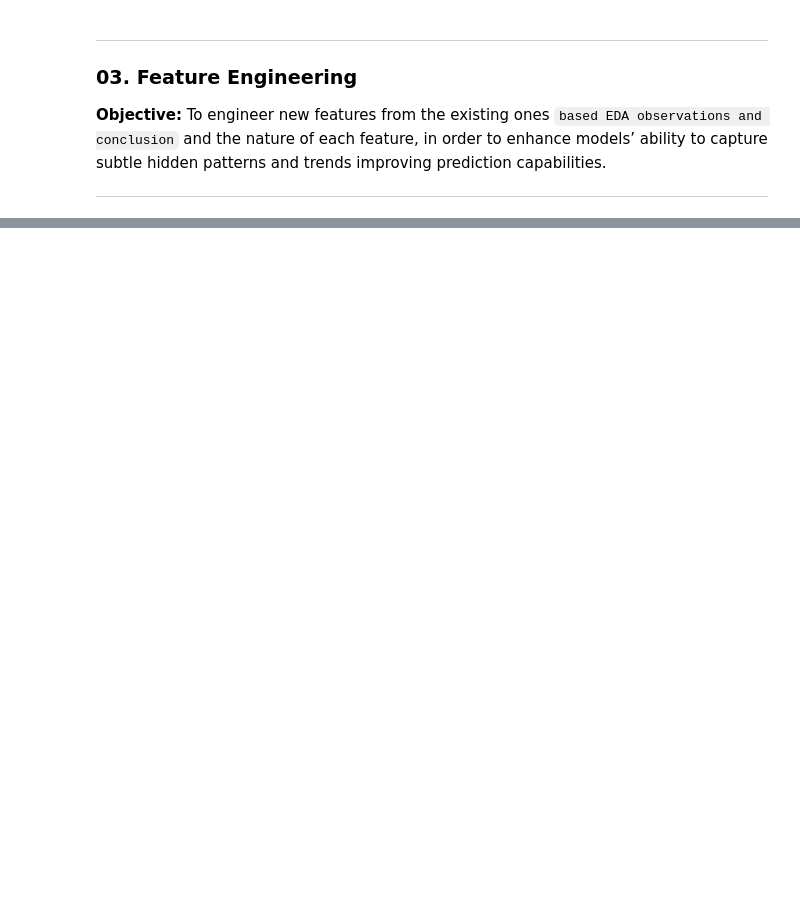
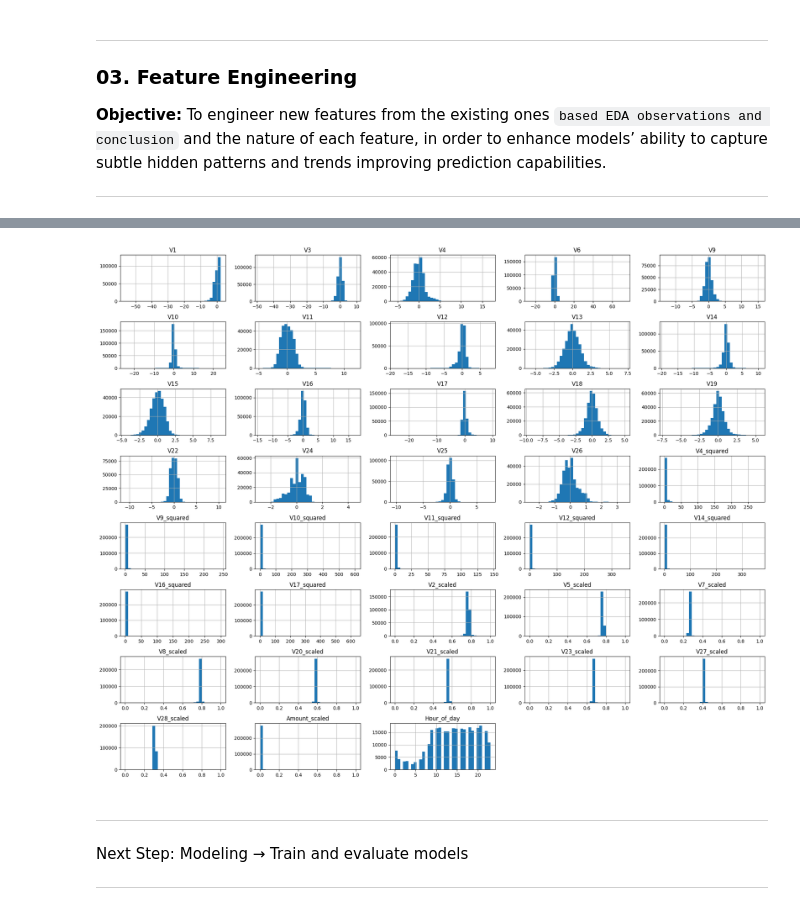
Before and after one commit to muhannad-imam/fraud-risk-modeling, a Jupyter notebook: notebooks/03_feature_engineering.ipynb, the cells around one changed output, grey strips where cells are left out. Saved outputs shown, nothing was run; the diff lists cells and outputs as text; code cells hidden in the pictures; blank space fills up the shorter version.

```diff
--- a/notebooks/03_feature_engineering.ipynb
+++ b/notebooks/03_feature_engineering.ipynb
@@ -16,0 +22,13 @@ Based on the EDA, the following groups of features are candidates for engineerin
+# %%
+raw_data = load_data("../data/creditcard.csv")
+
+# split into features and target values
+raw_data_X = raw_data.drop(columns = ["Class"])
+raw_data_y = raw_data["Class"]
+# %%
+# apply feature engineer class operations on X
+engineer = FeatureEngineer()
+engineer.fit(raw_data_X)
+engineered_X = engineer.transform(raw_data_X)
+
+engineered_X.head()
@@ -16,0 +43,11 @@ Based on the EDA, the following groups of features are candidates for engineerin
+# %%
+from src.preprocessing import histograms_vis
+
+histograms_vis(engineered_X)
+# %% [output]
+[figure, added]
+# %% [markdown]
+-----------
+Next Step: Modeling → Train and evaluate models
+
+------------
```
Also changed, not shown: parts of 3 cells of this notebook.
